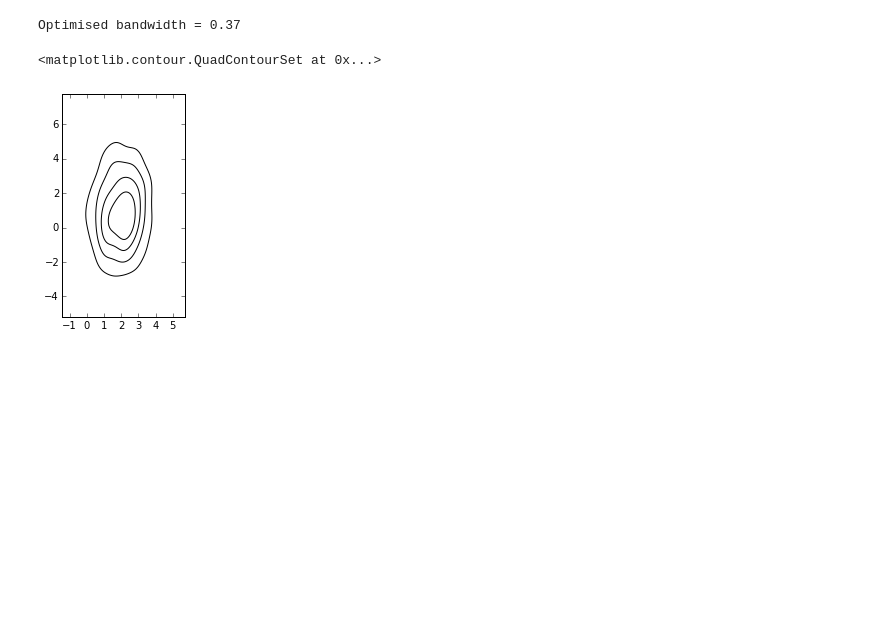
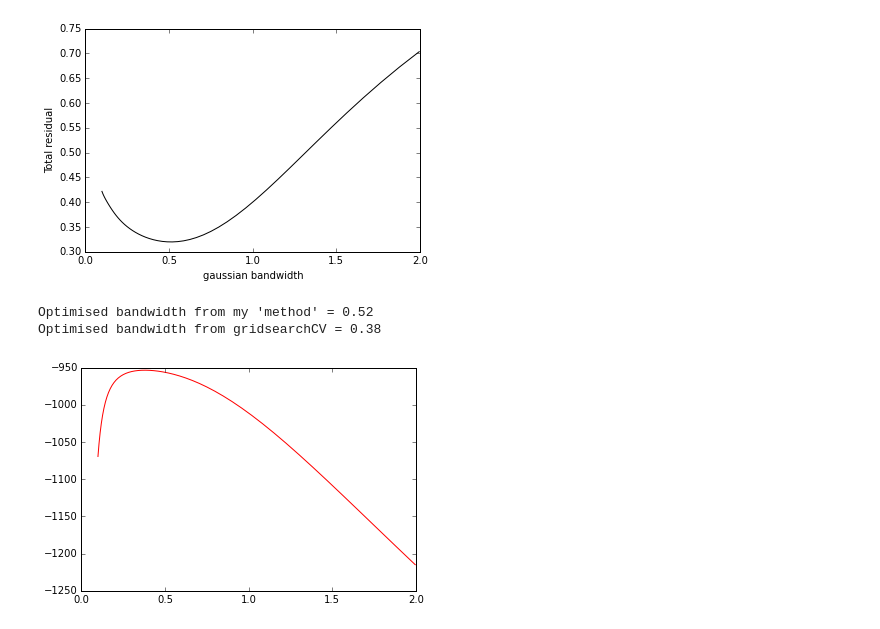
Before and after one commit to bamford/Debiasing-testing, a Jupyter notebook: Plotting_code_notebooks/2d_KDEs_v2.ipynb, the cells around one changed output. Saved outputs shown, nothing was run; the diff lists cells and outputs as text; code cells hidden in the pictures; blank space fills up the shorter version.

```diff
--- a/Plotting_code_notebooks/2d_KDEs_v2.ipynb
+++ b/Plotting_code_notebooks/2d_KDEs_v2.ipynb
@@ -29,24 +103,28 @@ def get_bins(N,x_range,y_range):
 def get_kde(values,x_range,y_range,bandwidth='optimal',N_out=100,print_bandwidth=False):
 
     if bandwidth == 'optimal':
-        params = {'bandwidth': np.logspace(-1,1,50)}
-        grid = GridSearchCV(KernelDensity(), params,cv=10)
-        grid.fit(values)
-        u = grid.best_estimator_.bandwidth
+        u = get_kde_bandwidth1(values=values,x_range=x_range,y_range=y_range,plot_values=True,
+                              num_sigmas=50)
+        if print_bandwidth:
+            print("Optimised bandwidth from my 'method' = {0:0.2f}".format(u))
+
+        u = get_kde_bandwidth2(values=values,x_range=x_range,y_range=y_range,plot_values=True,
+                              num_sigmas=50)
+
+        if print_bandwidth:
+            print("Optimised bandwidth from gridsearchCV = {0:0.2f}".format(u))
 
     else:
         u = bandwidth
 
-    xy = get_bins(N_out,x_range,y_range)
+    #xy = get_bins(N_out,x_range,y_range)
+
+    xx,yy,xxc,yyc,xy = get_bins(x_range=x_range,y_range=y_range,N=N_out)
+
     kde = KernelDensity(kernel='gaussian', bandwidth=u).fit(values)
     dens = np.exp(kde.score_samples(xy).reshape(N_out,N_out))
 
-
-
-    if print_bandwidth:
-        print('Optimised bandwidth = {0:0.2f}'.format(u))
-
-    return dens,grid.grid_scores_
+    return dens#,grid.grid_scores_
 # %%
 def sigma_hist(x,y,N_out=100,levels=[0.2,0.4,0.6,0.8],x_range=None,y_range=None,bandwidth='optimal'):
 
@@ -122,15 +200,16 @@ def sigma_hist(x,y,N_out=100,levels=[0.2,0.4,0.6,0.8],x_range=None,y_range=None,
 # %%
 x = np.random.randn(10**3) + 2
 y = 2*(np.random.randn(10**3)) + 1
 
-x2,y2,h2,v2,m=sigma_hist(x,y)
+x2,y2,h2,v2 = sigma_hist(x,y)
 
-plt.subplot(111,aspect='equal')
-plt.contour(x2,y2,h2,v2,colors='k',levels=v2)
+#plt.subplot(111,aspect='equal')
+#plt.contour(x2,y2,h2,v2,colors='k',levels=v2)
 # %% [output]
+[figure, new version]
-Optimised bandwidth = 0.37
+Optimised bandwidth from my 'method' = 0.52
+Optimised bandwidth from gridsearchCV = 0.38
-<matplotlib.contour.QuadContourSet at 0x...>
-[figure, old version]
+[figure, added]
 # %%
 # Try the contour method w. some real data
 
```
Also changed, not shown: parts of 6 cells of this notebook, 1 other file.
